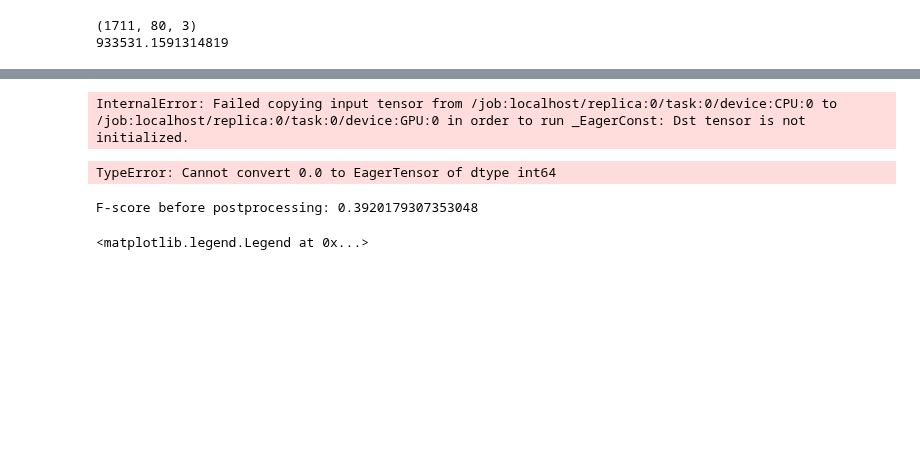
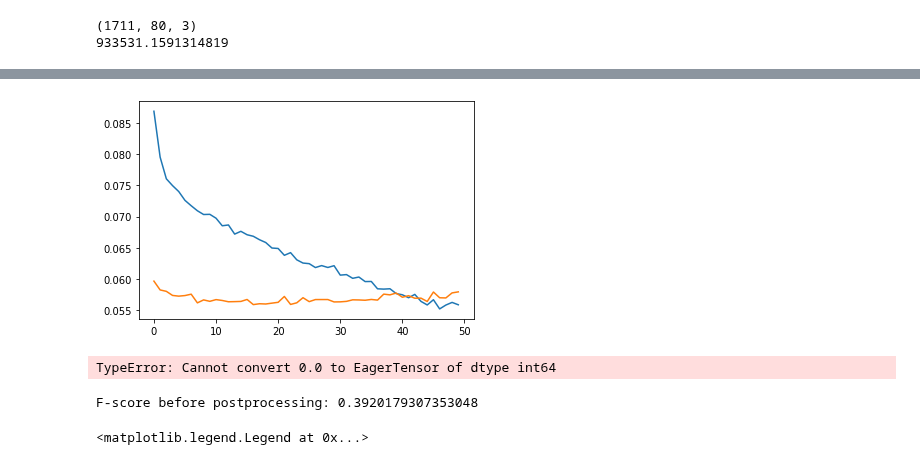
Before and after one commit to SimonFalk/beyondPianoRoll, a Jupyter notebook: flow.ipynb, the cells around one changed output, grey strips where cells are left out. Cells and saved outputs as stored; diff of their text form; code cells hidden in the pictures; blank space fills up the shorter version.

Commit message:
standard option

```diff
--- a/flow.ipynb
+++ b/flow.ipynb
@@ -206,21 +279,25 @@ metrics = [
 # %%
 continue_run = False
 training_mode = 0 # REMEMBER TO CHANGE
-standard = False
-save = False # REMEMBER TO CHANGE
-training_name = "added-sample-gen-nostandard" # REMEMBER TO CHANGE
-date_today = "220409" # TODO - automatically
-n_epochs = 1 # REMEMBER TO CHANGE
+
+save = True # REMEMBER TO CHANGE
+training_name = "added-sample-gen-standard" # REMEMBER TO CHANGE
+date_today = "220420" # TODO - automatically
+n_epochs = 50 # REMEMBER TO CHANGE
 bs = 256
 steps_per_epoch = int(np.sum(np.array([len(f) for f in mm_frames_normalized])[kf_gen[0][0]]-2*CONTEXT-1)/bs)
 val_steps_per_epoch = 30
-nogen = True
+nogen = False
 sampling = False
+
+standard = False # keep in mind on which data format statistics are computed
+mode = 'use_prep_frames' # Preparing by BN layer/"CNN normalization"
+#mode = 'use_raw_frames' # No preparing
 # %%
 if standard:
-    with open('results/cnn-training-220331/mean_by_fold.pickle', 'rb') as file_pi:
+    with open('results/computed/added_means_by_fold.pickle', 'rb') as file_pi:
         means = pickle.load(file_pi)
-    with open('results/cnn-training-220331/std_by_fold.pickle', 'rb') as file_pi:
+    with open('results/computed/added_std_by_fold.pickle', 'rb') as file_pi:
         stds = pickle.load(file_pi)
 
 if isinstance(training_mode, int):
@@ -250,9 +327,11 @@ while fold < n_splits:
     #train_onset_ratio = y_train.sum()/len(y_train)
 
     # Normalize with training set statistics
-    #if standard:
-    #    X_train = (X_train - means[fold])/stds[fold]
-    #    X_test = (X_test - means[fold])/stds[fold]
+    if standard:
+        mean = means[fold]
+        std = stds[fold]
+    else:
+        mean, std = None, None
 
     # Model
     if not continue_run:
@@ -279,7 +358,8 @@ while fold < n_splits:
             epochs=n_epochs,
             idx=train_idx,
             sampling=sampling,
-            mode='use_prep_frames'
+            mode=mode,
+            standard=standard, mean=mean, std=std,
         )
         y = None
         validation_data = data_generator(
@@ -288,7 +368,8 @@ while fold < n_splits:
             epochs=n_epochs,
             idx=test_idx,
             sampling=sampling,
-            mode='use_prep_frames'
+            mode=mode,
+            standard=standard, mean=mean, std=std,
         )
 
 
@@ -323,4 +427,4 @@ Test indices:  [ 3 17 19 21 23 28 30 34]
 # %%
-pred = model.predict(X_train)
-pred.shape
+plt.plot(history.history['loss'])
+plt.plot(history.history['val_loss'])
 # %% [output]
@@ -344,4 +432,4 @@ LargestFreeBlock:                    0
-InternalError: Failed copying input tensor from /job:localhost/replica:0/task:0/device:CPU:0 to /job:localhost/replica:0/task:0/device:GPU:0 in order to run _EagerConst: Dst tensor is not initialized.
+[figure, added]
 # %%
 bce = tf.keras.losses.BinaryCrossentropy(from_logits=False)
 bce(y_train, (pred.reshape(-1)>0.5).astype(np.int64))
```
Also changed, not shown: parts of 6 cells of this notebook.
